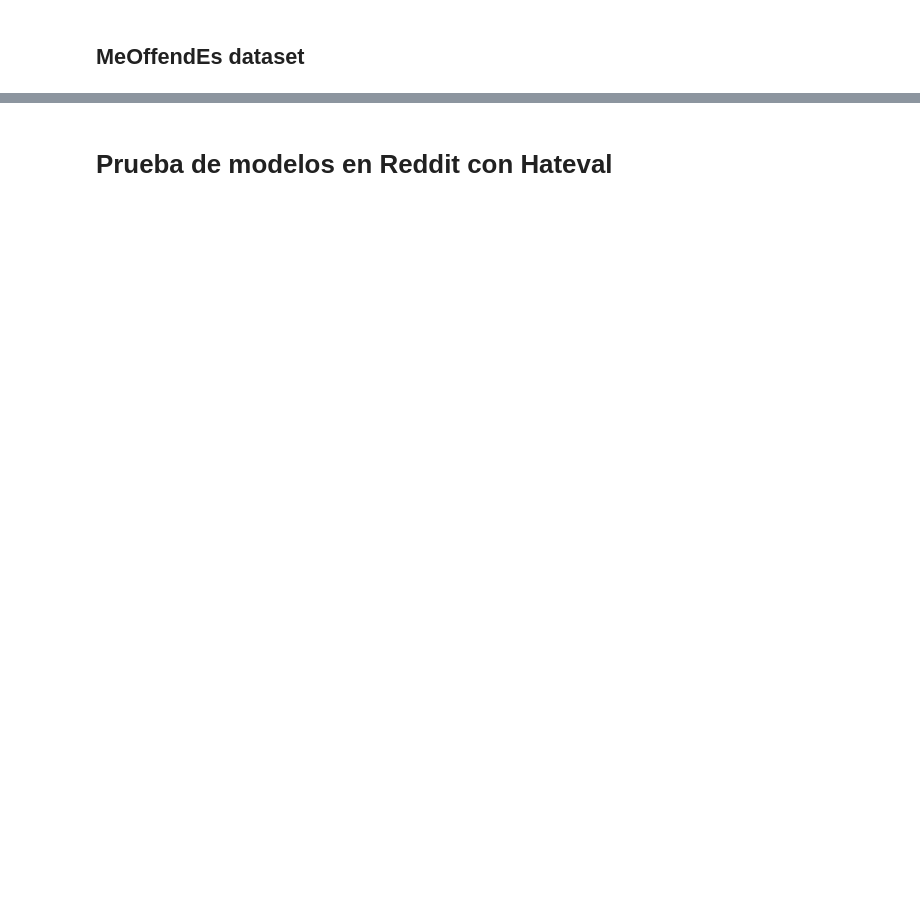
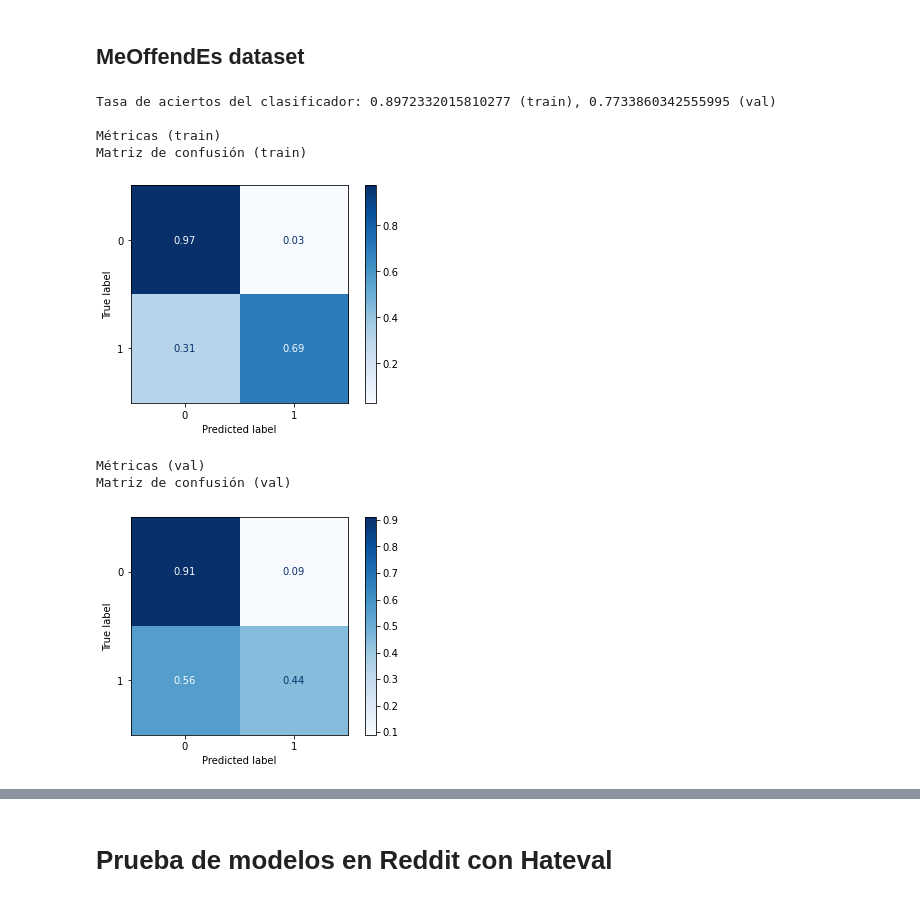
Before and after one commit to PerseoSoft/redditHateSpeech, a Jupyter notebook: src/detect_hate_speech.ipynb, the cells around one changed output, grey strips where cells are left out. Drawn from its saved outputs; the diff is of its cells as text; code cells hidden in the pictures; blank space fills up the shorter version.

```diff
--- a/src/detect_hate_speech.ipynb
+++ b/src/detect_hate_speech.ipynb
@@ -139,5 +122,8 @@ El dataset está formado por **TODO** columnas, representando cada una:
 # %%
 # cargamos MeOffendEs dataset
 
-meoffendes = pd.read_csv('docs/detoxis_data/train.csv')
-print(detoxis.describe())
+meoffendmex = pd.read_csv('docs/MeOffendEs/mx-train-data-contextual.csv')
+y_meoffendmex = pd.read_csv('docs/MeOffendEs/mx-train-outputs.sol', header=None)
+
+if verbose:
+    print(meoffendes.describe())
@@ -342,7 +329,24 @@ if verbose:
 # %% [markdown]
 ## MeOffendEs dataset
 # %%
-cv_meoffendes = CountVectorizer(ngram_range=(1, 3), min_df=10)
-lg_meoffendes = LogisticRegression(random_state=42)
-nb_meoffendes = ComplementNB()
-rf_meoffendes = RandomForestClassifier(random_state=42)
+cv_meoffendmex = CountVectorizer(ngram_range=(1, 3), min_df=10)
+lg_meoffendmex = LogisticRegression(random_state=42)
+nb_meoffendmex = ComplementNB()
+rf_meoffendmex = RandomForestClassifier(random_state=42)
+# %%
+meoffendmex_corpus_lines = preprocess_corpus(meoffendmex['tweet:text'])
+# %%
+process_training_pipeline(meoffendmex_corpus_lines,
+                          cv_meoffendmex,
+                          y_meoffendmex,
+                          lg_meoffendmex
+                         )
+# %% [output]
+Tasa de aciertos del clasificador: 0.8972332015810277 (train), 0.7733860342555995 (val)
+
+Métricas (train)
+Matriz de confusión (train)
+[figure, added]
+Métricas (val)
+Matriz de confusión (val)
+[figure, added]
```
Also changed, not shown: parts of 29 cells of this notebook, 8 other files.
